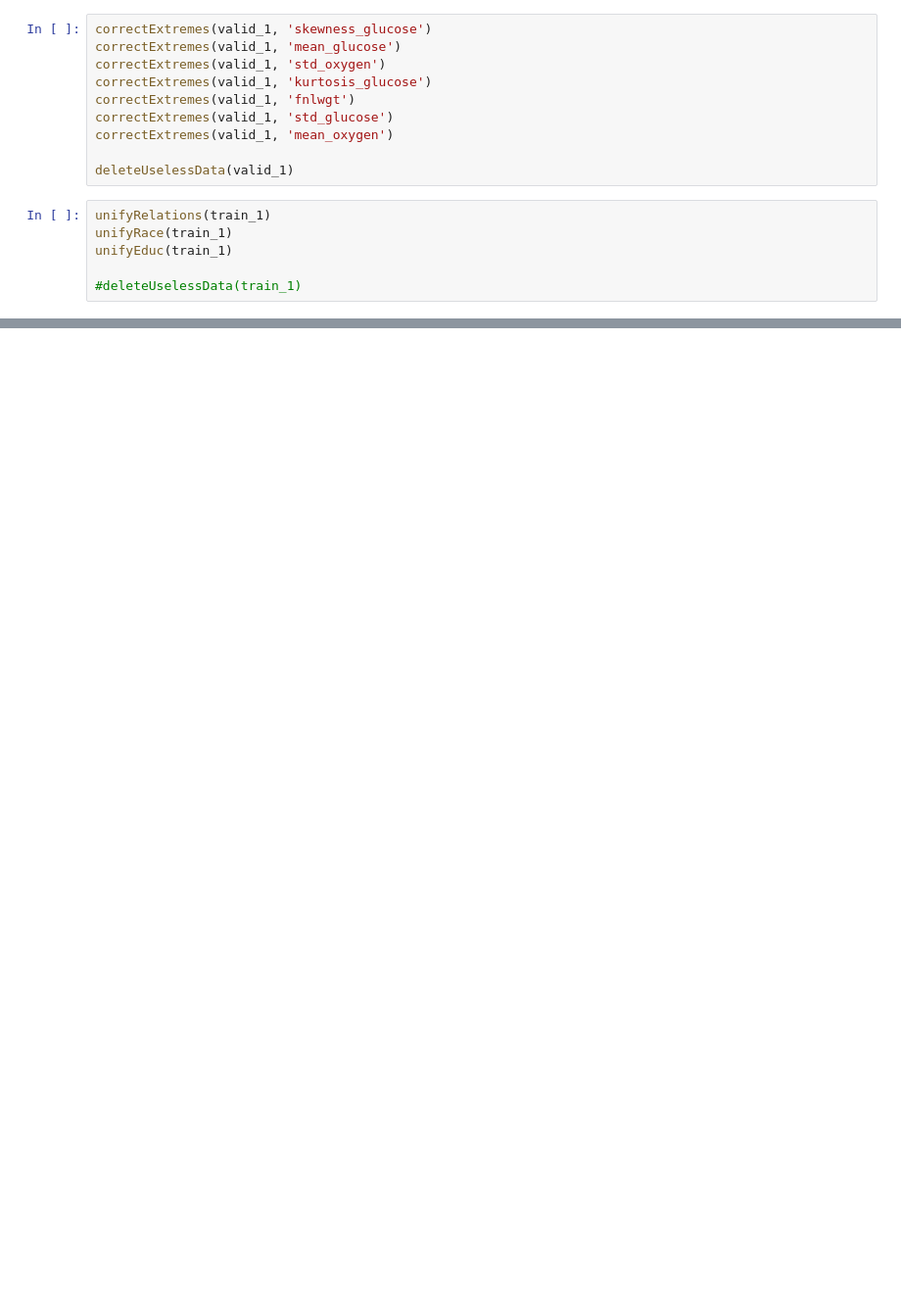
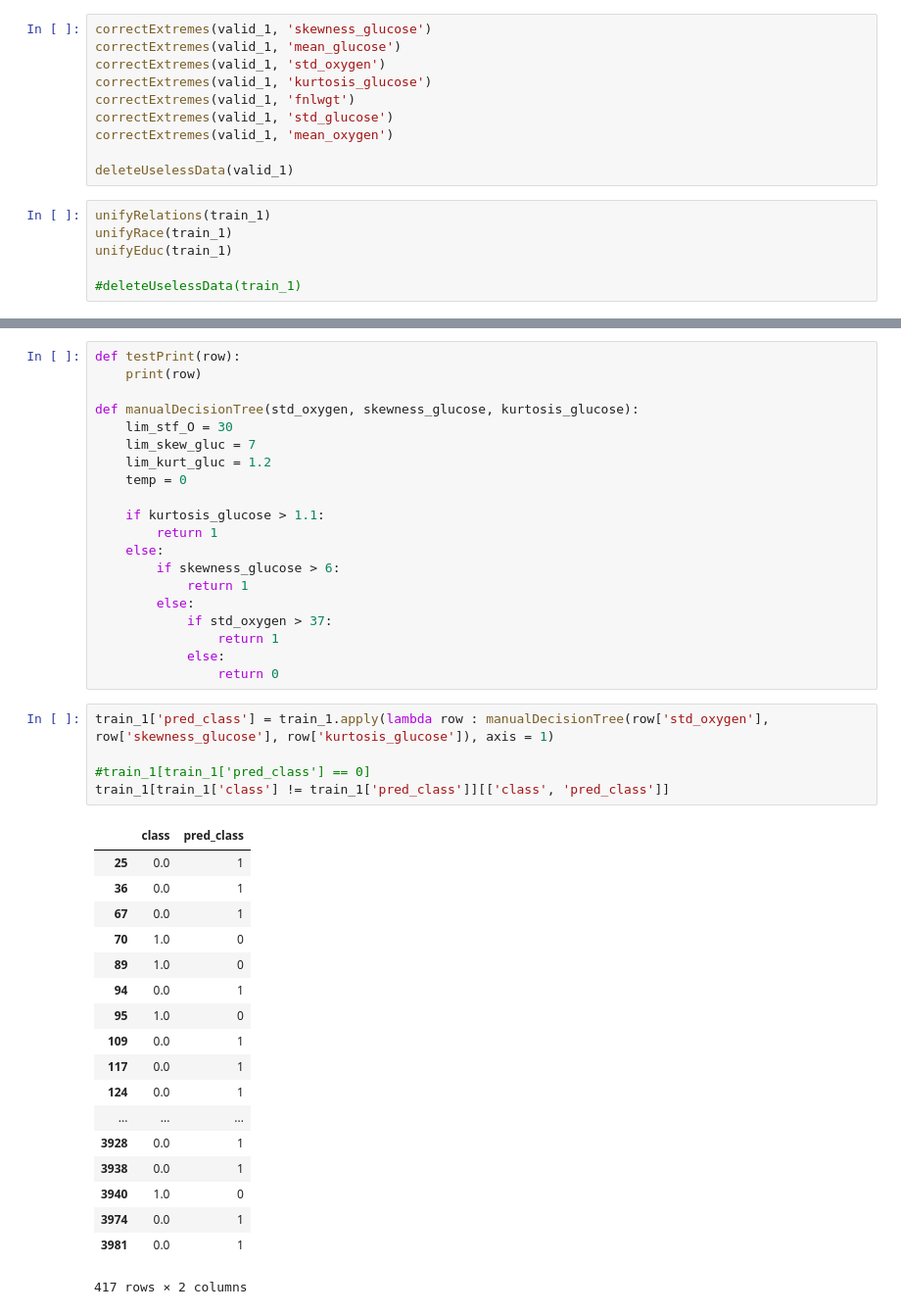
Before and after one commit to LBukai/IAU_project, a Jupyter notebook: phase3.ipynb, the cells around one changed output, grey strips where cells are left out. Shown: that part at 98% size. Saved outputs shown, nothing was run; the diff lists cells and outputs as text; blank space fills up the shorter version.

Commit message:
manual tree 1

```diff
--- a/phase3.ipynb
+++ b/phase3.ipynb
@@ -211,0 +231,44 @@ def manDecisionTree(ds):
+# %%
+def testPrint(row):
+    print(row)
+
+def manualDecisionTree(std_oxygen, skewness_glucose, kurtosis_glucose):
+    lim_stf_O = 30
+    lim_skew_gluc = 7
+    lim_kurt_gluc = 1.2
+    temp = 0
+
+    if kurtosis_glucose > 1.1:
+        return 1
+    else:
+        if skewness_glucose > 6:
+            return 1
+        else:
+            if std_oxygen > 37:
+                return 1
+            else:
+                return 0
+# %%
+train_1['pred_class'] = train_1.apply(lambda row : manualDecisionTree(row['std_oxygen'], row['skewness_glucose'], row['kurtosis_glucose']), axis = 1)
+
+#train_1[train_1['pred_class'] == 0]
+train_1[train_1['class'] != train_1['pred_class']][['class', 'pred_class']]
+# %% [output]
+|  | class | pred_class |
+| 25 | 0.0 | 1 |
+| 36 | 0.0 | 1 |
+| 67 | 0.0 | 1 |
+| 70 | 1.0 | 0 |
+| 89 | 1.0 | 0 |
+| 94 | 0.0 | 1 |
+| 95 | 1.0 | 0 |
+| 109 | 0.0 | 1 |
+| 117 | 0.0 | 1 |
+| 124 | 0.0 | 1 |
+| ... | ... | ... |
+| 3928 | 0.0 | 1 |
+| 3938 | 0.0 | 1 |
+| 3940 | 1.0 | 0 |
+| 3974 | 0.0 | 1 |
+| 3981 | 0.0 | 1 |
+417 rows × 2 columns
```
Also changed, not shown: parts of 7 cells of this notebook.
